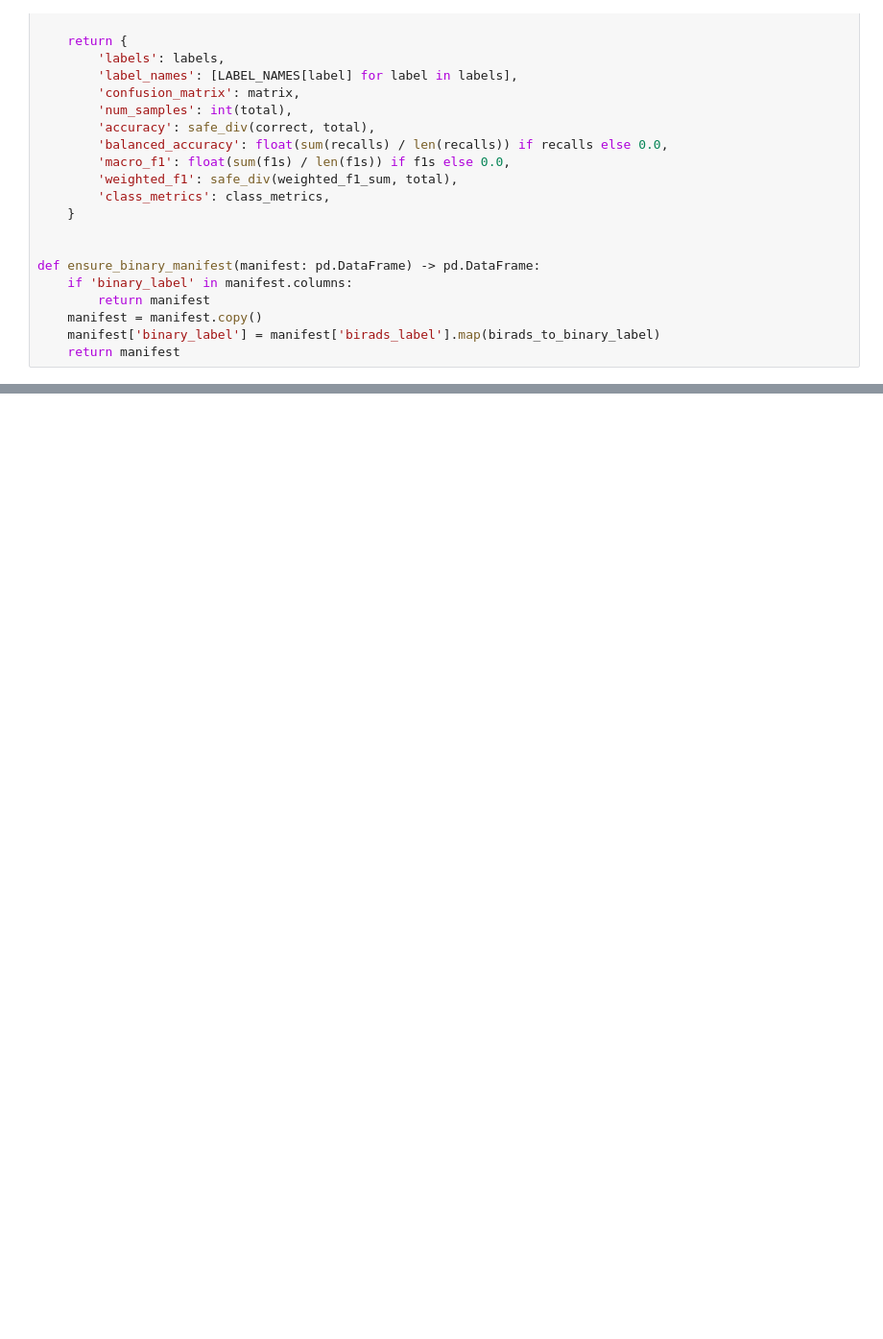
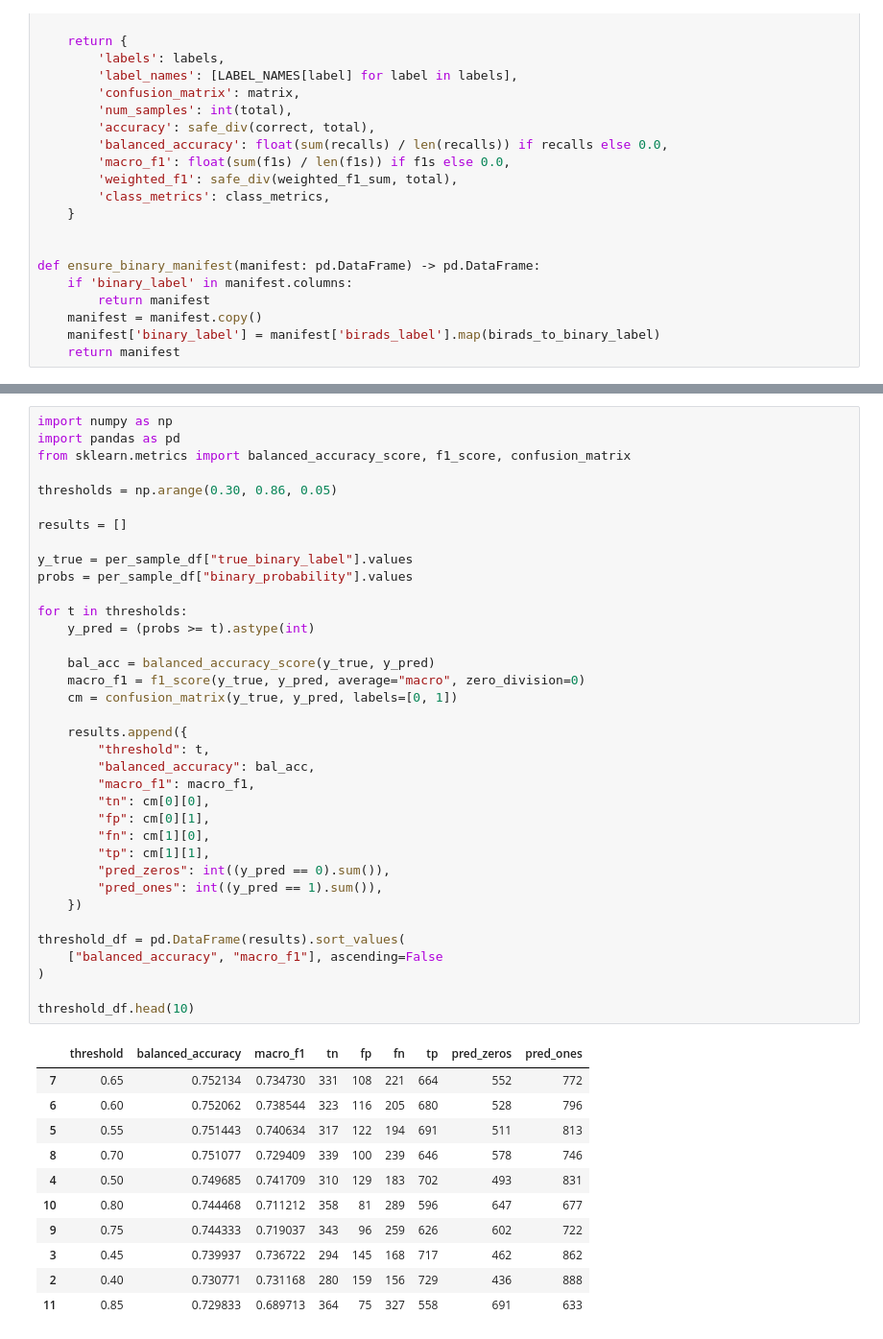
Before and after one commit to tushar-nayak/grading-cbisddsm, a Jupyter notebook: code/unified_binary_pipeline_full_run.ipynb, the cells around one changed output, grey strips where cells are left out. Shown at 96% size. Saved outputs shown, nothing was run; the diff lists cells and outputs as text; blank space fills up the shorter version.

```diff
--- a/code/unified_binary_pipeline_full_run.ipynb
+++ b/code/unified_binary_pipeline_full_run.ipynb
@@ -330,0 +548,48 @@ for path in sample_images:
+# %%
+import numpy as np
+import pandas as pd
+from sklearn.metrics import balanced_accuracy_score, f1_score, confusion_matrix
+
+thresholds = np.arange(0.30, 0.86, 0.05)
+
+results = []
+
+y_true = per_sample_df["true_binary_label"].values
+probs = per_sample_df["binary_probability"].values
+
+for t in thresholds:
+    y_pred = (probs >= t).astype(int)
+
+    bal_acc = balanced_accuracy_score(y_true, y_pred)
+    macro_f1 = f1_score(y_true, y_pred, average="macro", zero_division=0)
+    cm = confusion_matrix(y_true, y_pred, labels=[0, 1])
+
+    results.append({
+        "threshold": t,
+        "balanced_accuracy": bal_acc,
+        "macro_f1": macro_f1,
+        "tn": cm[0][0],
+        "fp": cm[0][1],
+        "fn": cm[1][0],
+        "tp": cm[1][1],
+        "pred_zeros": int((y_pred == 0).sum()),
+        "pred_ones": int((y_pred == 1).sum()),
+    })
+
+threshold_df = pd.DataFrame(results).sort_values(
+    ["balanced_accuracy", "macro_f1"], ascending=False
+)
+
+threshold_df.head(10)
+# %% [output]
+|  | threshold | balanced_accuracy | macro_f1 | tn | fp | fn | tp | pred_zeros | pred_ones |
+| 7 | 0.65 | 0.752134 | 0.734730 | 331 | 108 | 221 | 664 | 552 | 772 |
+| 6 | 0.60 | 0.752062 | 0.738544 | 323 | 116 | 205 | 680 | 528 | 796 |
+| 5 | 0.55 | 0.751443 | 0.740634 | 317 | 122 | 194 | 691 | 511 | 813 |
+| 8 | 0.70 | 0.751077 | 0.729409 | 339 | 100 | 239 | 646 | 578 | 746 |
+| 4 | 0.50 | 0.749685 | 0.741709 | 310 | 129 | 183 | 702 | 493 | 831 |
+| 10 | 0.80 | 0.744468 | 0.711212 | 358 | 81 | 289 | 596 | 647 | 677 |
+| 9 | 0.75 | 0.744333 | 0.719037 | 343 | 96 | 259 | 626 | 602 | 722 |
+| 3 | 0.45 | 0.739937 | 0.736722 | 294 | 145 | 168 | 717 | 462 | 862 |
+| 2 | 0.40 | 0.730771 | 0.731168 | 280 | 159 | 156 | 729 | 436 | 888 |
+| 11 | 0.85 | 0.729833 | 0.689713 | 364 | 75 | 327 | 558 | 691 | 633 |
```
Also changed, not shown: parts of 10 cells of this notebook.
